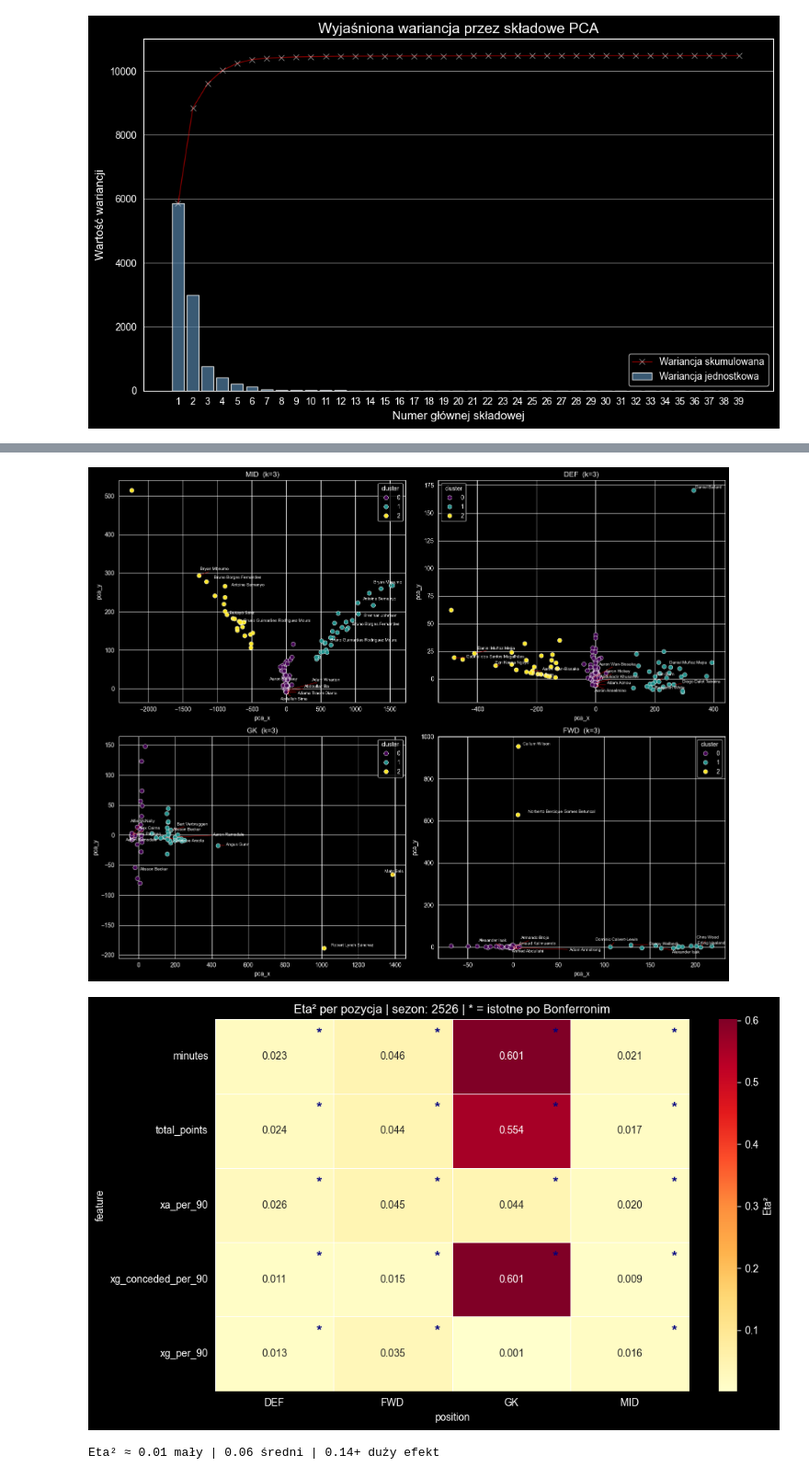
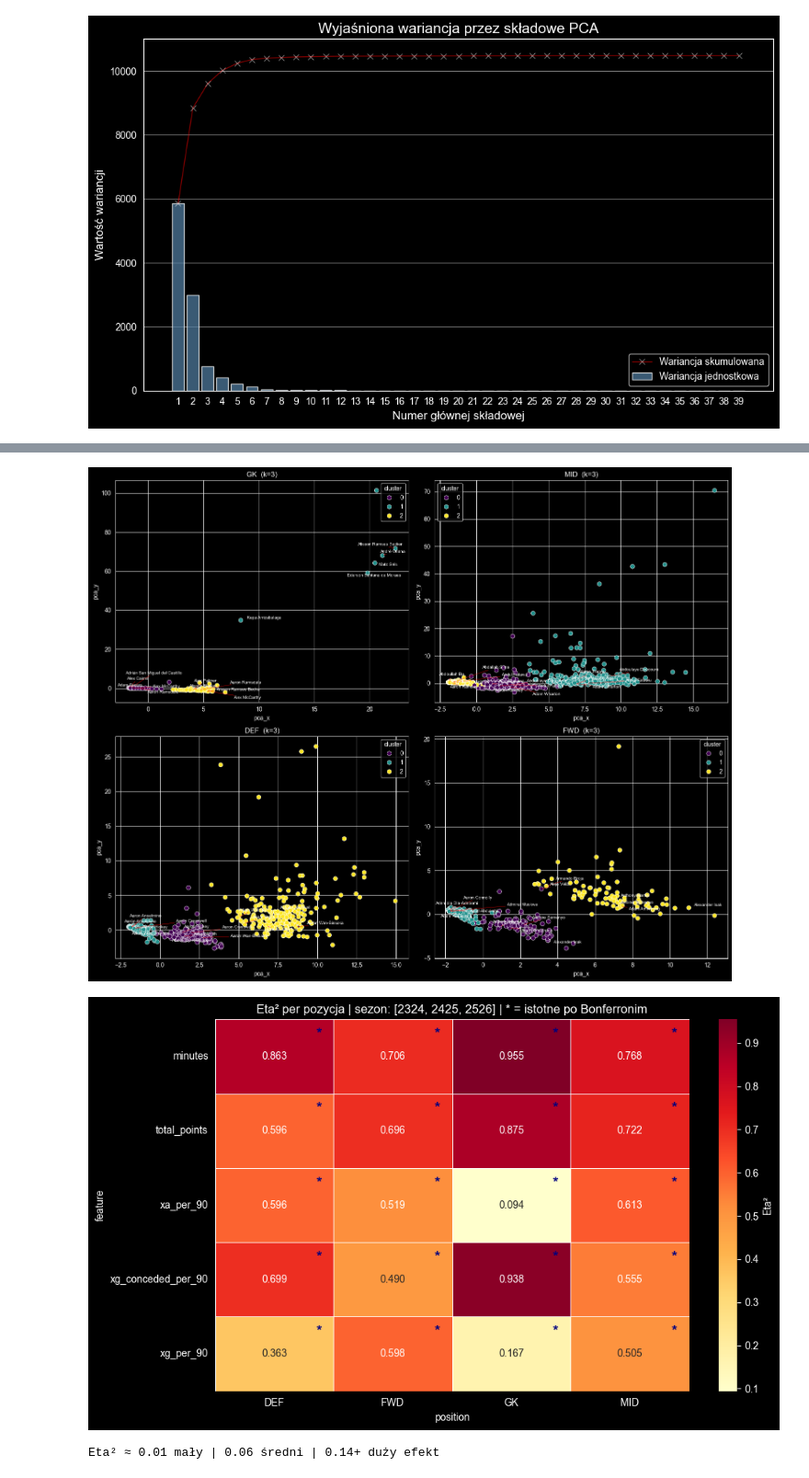
Before and after one commit to ruus77/FPL, a Jupyter notebook: src/fpl_project/data_processing/eda.ipynb, the cells around one changed output, grey strips where cells are left out. Shown at 92% size. Saved outputs shown, nothing was run; the diff lists cells and outputs as text; code cells hidden in the pictures.

```diff
--- a/src/fpl_project/data_processing/eda.ipynb
+++ b/src/fpl_project/data_processing/eda.ipynb
@@ -462,5 +458,5 @@ plot_pca_loadings(loadings, pca_pipe.named_steps["pca"])
 # %%
-def cluster_and_test(data, k_map, season, test_features=None, num_drop=None):
+def cluster_and_test(data, k_map, season:int | list[int] =None, test_features=None, num_drop=None):
 
     if test_features is None:
         test_features = ['total_points', 'minutes', 'xg_per_90', 'xa_per_90',
@@ -468,8 +464,10 @@ def cluster_and_test(data, k_map, season, test_features=None, num_drop=None):
     if num_drop is None:
         num_drop = ['gw', 'round', 'code', 'element', 'season', 'id',
                     'total_points', 'minutes']
-
-    df = data[data.season == season].copy()
+    if isinstance(season, int):
+        df = data[data.season == season].copy()
+    elif isinstance(season, list):
+        df = data[data.season.isin(season)].copy()
     if df.empty:
         raise ValueError(f"Brak danych dla sezonu: {season}. "
                          f"Dostępne sezony: {data.season.unique()}")
@@ -486,10 +484,15 @@ def cluster_and_test(data, k_map, season, test_features=None, num_drop=None):
 
     for ax, pos in zip(axes, positions):
         d = df[df.position == pos].copy().reset_index(drop=True)
-        X = RobustScaler().fit_transform(d[num_cols].fillna(0))
+        X = StandardScaler().fit_transform(d[num_cols].fillna(0))
         k = k_map.get(pos, 3)
 
-        d['cluster'] = KMeans(k, n_init=10, random_state=42).fit_predict(X)
+        kmeans = KMeans(n_clusters=k, n_init=20, random_state=77)
+        labels = kmeans.fit_predict(X)
+        d['cluster'] = labels
+        sil_score = silhouette_score(X, labels)
+        print(d.groupby("cluster")["total_points"].mean())
+        print(f"{pos}: " f"k={k} | " f"silhouette={sil_score:.3f}")
         pca_coords = PCA(2).fit_transform(X)
         d['pca_x'], d['pca_y'] = pca_coords[:, 0], pca_coords[:, 1]
 
@@ -565,5 +568,5 @@ def cluster_and_test(data, k_map, season, test_features=None, num_drop=None):
 
     return summary, cluster_results
 # %%
-summary, clusters = cluster_and_test(data=data, k_map={'FWD': 3, 'MID': 3, 'DEF': 3, 'GK': 3}, season=2526)
+summary, clusters = cluster_and_test(data=data, k_map={'FWD': 3, 'MID': 3, 'DEF': 3, 'GK': 3}, season=[2324, 2425, 2526])
 # %% [output]
@@ -570,5 +590,5 @@ summary, clusters = cluster_and_test(data=data, k_map={'FWD': 3, 'MID': 3, 'DEF'
-[figure, old version]
+[figure, new version]
-[figure, old version]
+[figure, new version]
-Eta² ≈ 0.01 mały | 0.06 średni | 0.14+ duży efekt
+Eta² ≈ 0.01 mały | 0.06 średni | 0.14+ duży efekt
 # %%
 data.to_parquet(config.TIDY_DATA_PATH)
```
Also changed, not shown: parts of 12 cells of this notebook, 9 other files.
